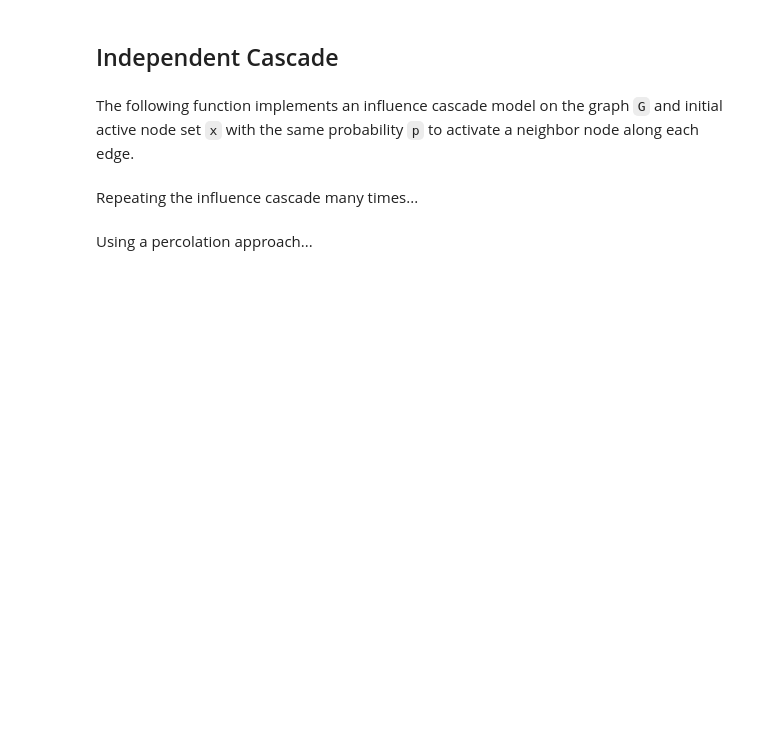
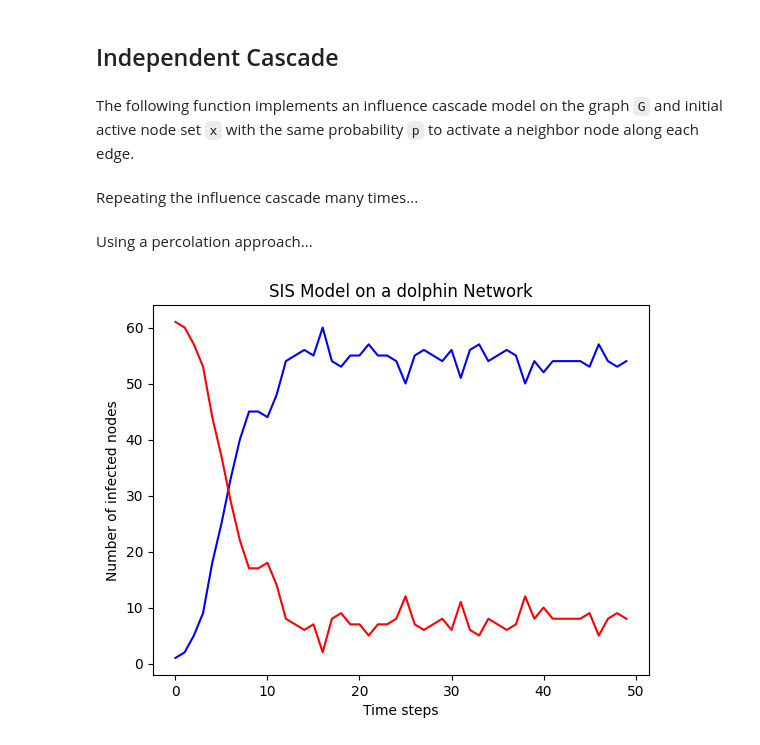
Before and after one commit to yilewang/dynamical_net_sys_class, a Jupyter notebook: lab6/lab6_yxw190015.ipynb, the cells around one changed output. Saved outputs shown, nothing was run; the diff lists cells and outputs as text; code cells hidden in the pictures; blank space fills up the shorter version.

```diff
--- a/lab6/lab6_yxw190015.ipynb
+++ b/lab6/lab6_yxw190015.ipynb
@@ -235,3 +213,60 @@ def influence_cascade(G,p,x):
 Repeating the influence cascade many times...
 # %% [markdown]
 Using a percolation approach...
+# %%
+import matplotlib.pyplot as plt
+import random
+# Parameters
+N = 62  # Number of nodes
+k = 4  # Average degree (number of edges per node)
+p = 0.1  # Rewiring probability for Watts-Strogatz graph
+infection_rate = 0.3  # Infection rate
+recovery_rate = 0.1  # Recovery rate
+time_steps = 50  # Number of time steps
+
+# Initialize node attributes
+for node in G.nodes():
+    G.nodes[node]['state'] = 'S'
+
+# Infect a random node
+initial_infected_node = random.choice(list(G.nodes))
+G.nodes[initial_infected_node]['state'] = 'I'
+
+# Run the SIS model
+history = []
+for t in range(time_steps):
+    # Get infected nodes
+    infected_nodes = [node for node in G.nodes() if G.nodes[node]['state'] == 'I']
+
+    # Update states
+    new_infections = []
+    new_recoveries = []
+    for node in infected_nodes:
+        # Infect susceptible neighbors
+        susceptible_neighbors = [neighbor for neighbor in G.neighbors(node) if G.nodes[neighbor]['state'] == 'S']
+        for neighbor in susceptible_neighbors:
+            if random.random() < infection_rate:
+                new_infections.append(neighbor)
+
+        # Recover infected nodes
+        if random.random() < recovery_rate:
+            new_recoveries.append(node)
+
+    # Update node states
+    for node in new_infections:
+        G.nodes[node]['state'] = 'I'
+    for node in new_recoveries:
+        G.nodes[node]['state'] = 'S'
+
+    # Record the number of infected nodes
+    history.append(len(infected_nodes))
+
+# Plot the dynamics
+plt.plot(history,'b')
+plt.plot(G.number_of_nodes()-array(history),'r')
+plt.xlabel('Time steps')
+plt.ylabel('Number of infected nodes')
+plt.title('SIS Model on a dolphin Network')
+plt.show()
+# %% [output]
+[figure, added]
```
Also changed, not shown: parts of 3 cells of this notebook.
